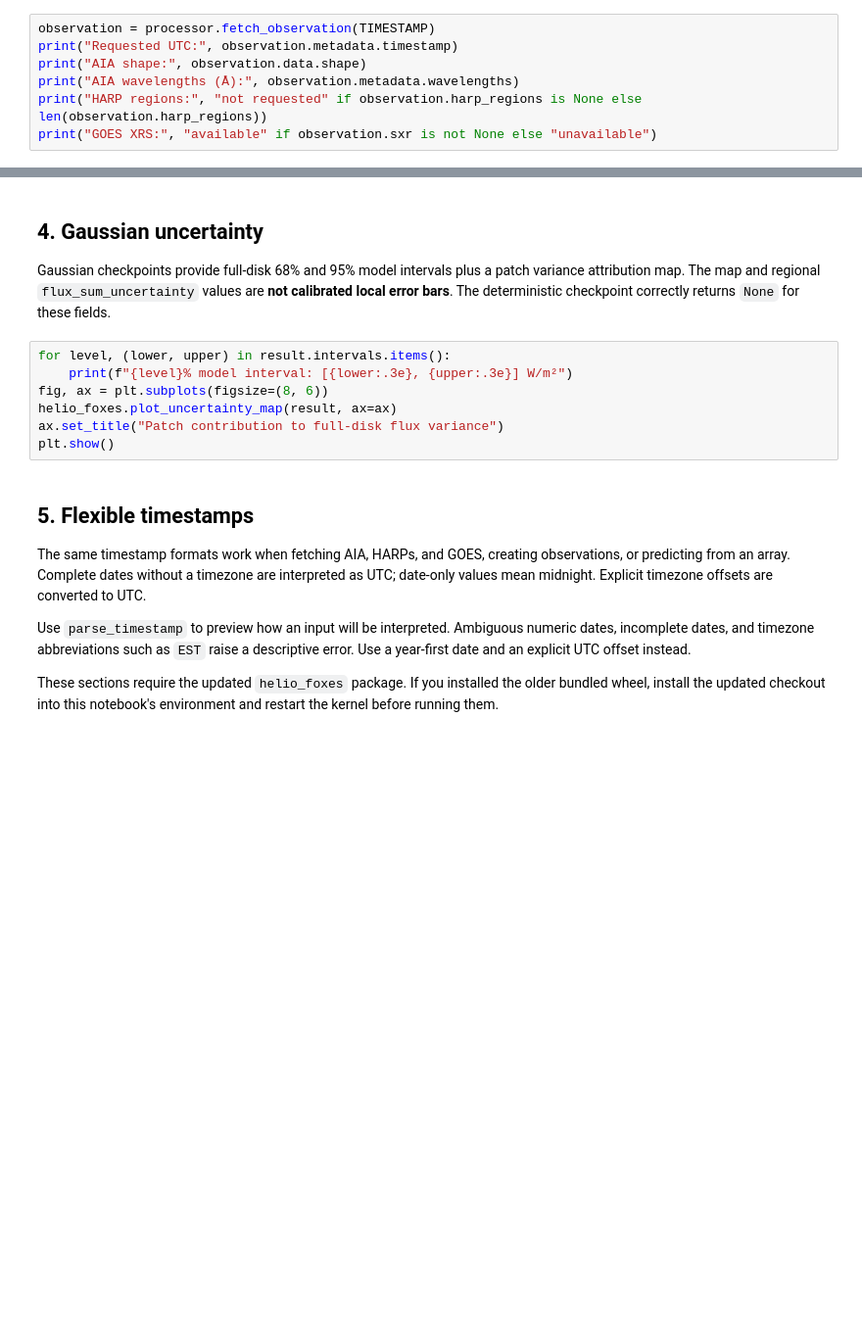
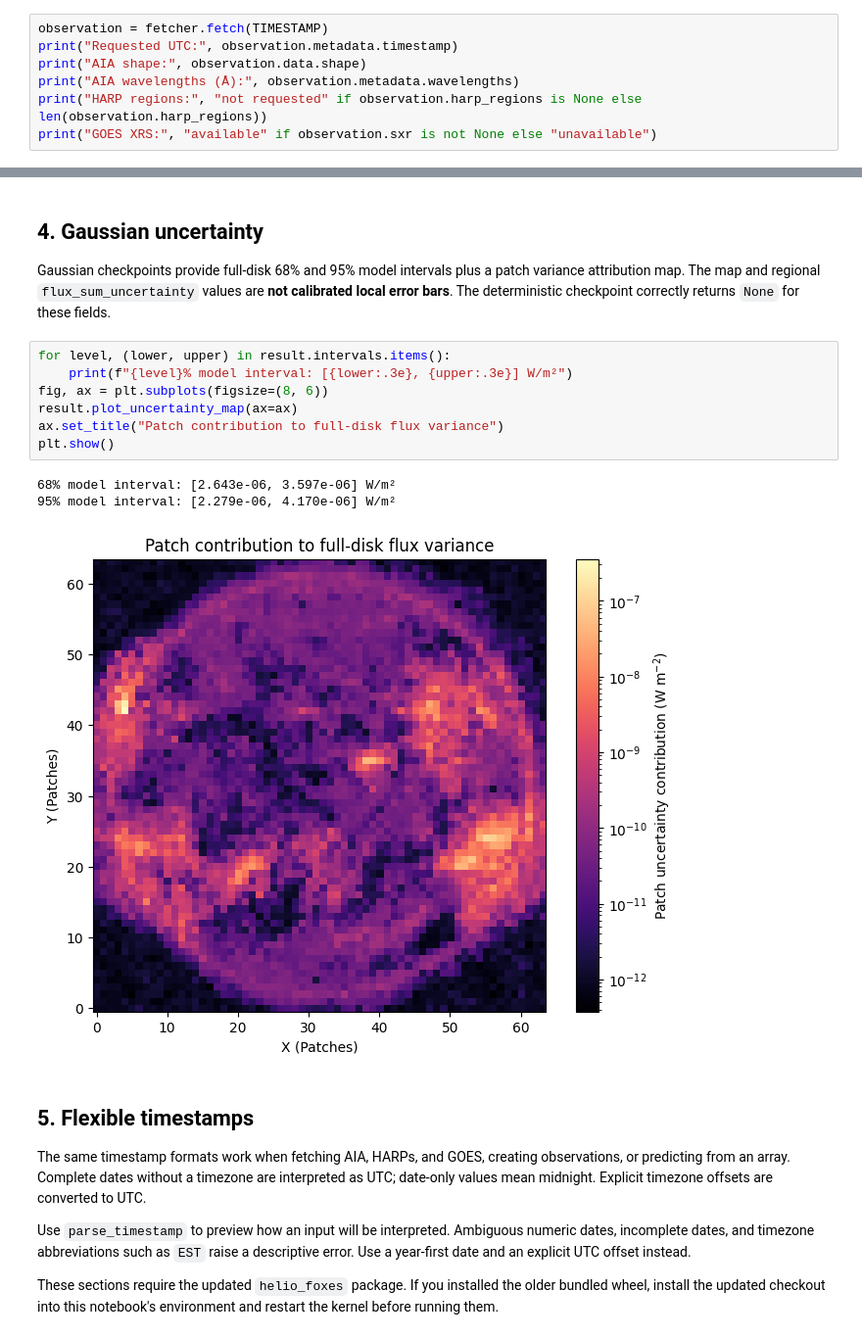
Before and after one commit to griffin-goodwin/FOXES, a Jupyter notebook: tutorials/heliofoxes_demo/heliofoxes.ipynb, the cells around one changed output, grey strips where cells are left out. Shown at 98% size. Cells and saved outputs as stored; diff of their text form; blank space fills up the shorter version.

```diff
--- a/tutorials/heliofoxes_demo/heliofoxes.ipynb
+++ b/tutorials/heliofoxes_demo/heliofoxes.ipynb
@@ -63,5 +57,5 @@ Checkpoints: Uncertainty model, Legacy deterministic
 # %%
-observation = processor.fetch_observation(TIMESTAMP)
+observation = fetcher.fetch(TIMESTAMP)
 print("Requested UTC:", observation.metadata.timestamp)
 print("AIA shape:", observation.data.shape)
 print("AIA wavelengths (Å):", observation.metadata.wavelengths)
@@ -233,10 +227,14 @@ Gaussian checkpoints provide full-disk 68% and 95% model intervals plus a patch
 # %%
 for level, (lower, upper) in result.intervals.items():
     print(f"{level}% model interval: [{lower:.3e}, {upper:.3e}] W/m²")
 fig, ax = plt.subplots(figsize=(8, 6))
-helio_foxes.plot_uncertainty_map(result, ax=ax)
+result.plot_uncertainty_map(ax=ax)
 ax.set_title("Patch contribution to full-disk flux variance")
 plt.show()
+# %% [output]
+68% model interval: [2.643e-06, 3.597e-06] W/m²
+95% model interval: [2.279e-06, 4.170e-06] W/m²
+[figure, added]
 # %% [markdown]
 ## 5. Flexible timestamps
 
```
Also changed, not shown: parts of 18 cells of this notebook, 24 other files.
